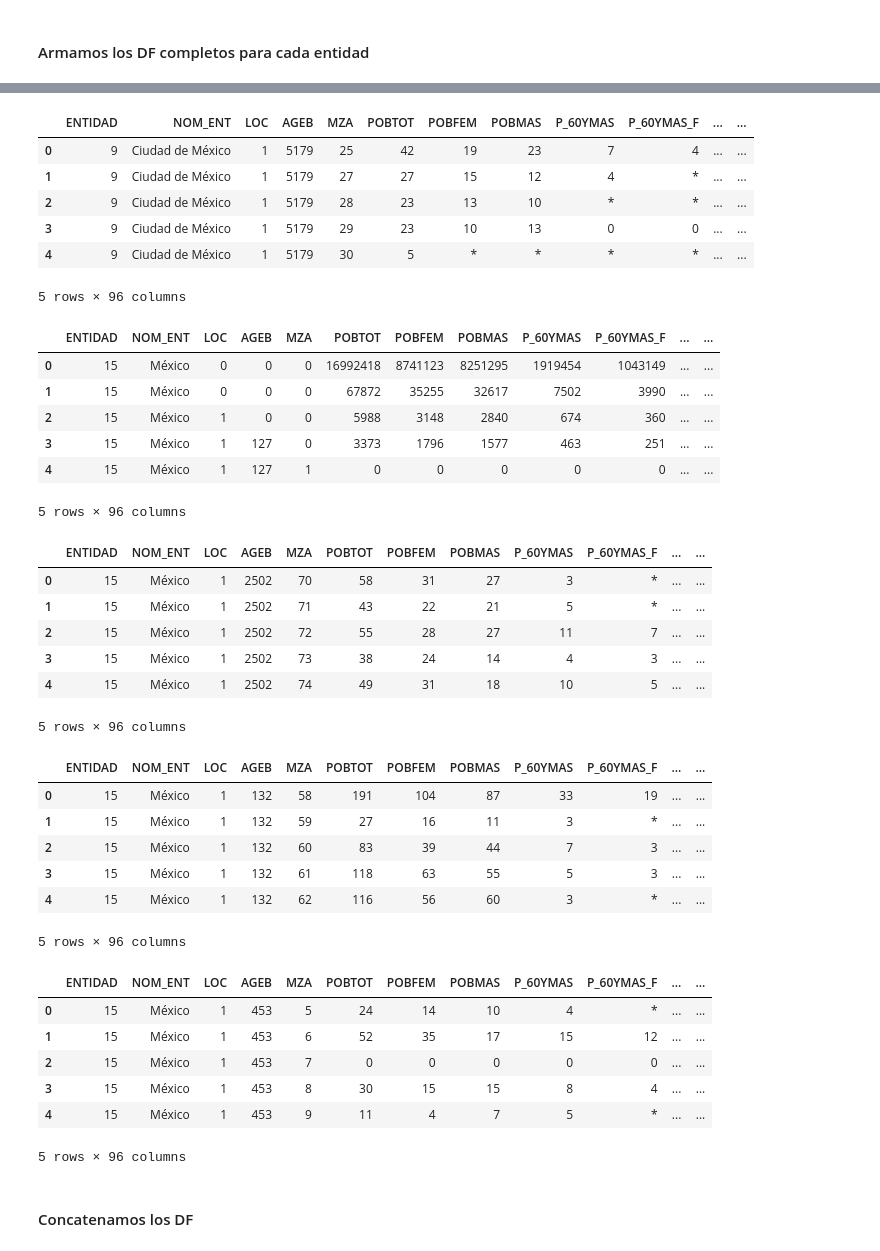
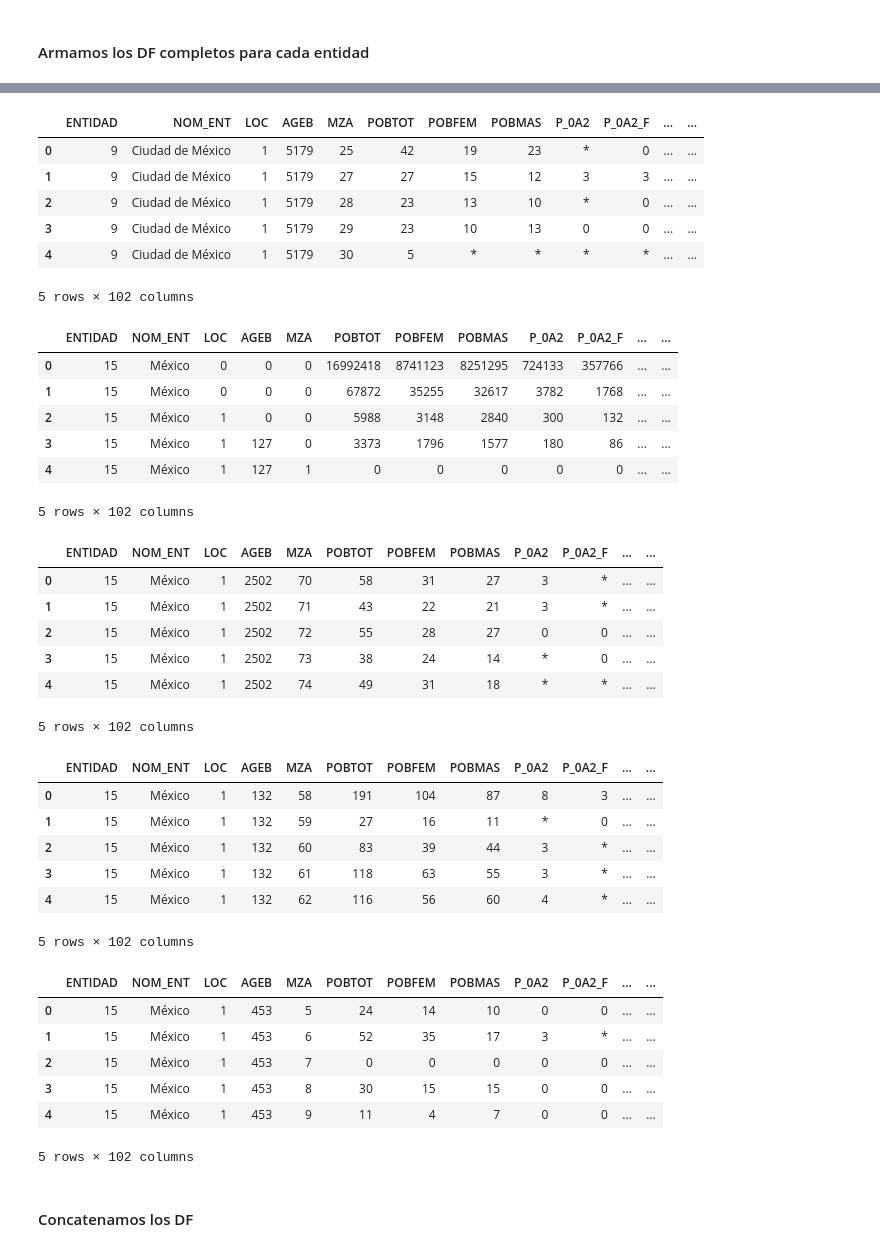
Before and after one commit to LH-1169213/IslasDeCalor, a Jupyter notebook: EDA_SCITEL_INEGI_Avance_2.ipynb, the cells around one changed output, grey strips where cells are left out. Cells and saved outputs as stored; diff of their text form; code cells hidden in the pictures.

```diff
--- a/EDA_SCITEL_INEGI_Avance_2.ipynb
+++ b/EDA_SCITEL_INEGI_Avance_2.ipynb
@@ -879,16 +879,16 @@ df_cdmx2 = pd.read_csv("https://raw.githubusercontent.com/LH-1169213/IslasDeCalo
           'VPH_AGUAFV', 'VPH_TINACO', 'VPH_CISTER', 'VPH_EXCSA', 'VPH_LETR', 'VPH_DRENAJ', 'VPH_NODREN',
           'VPH_C_SERV', 'VPH_NDEAED', 'VPH_DSADMA', 'VPH_NDACMM', 'VPH_SNBIEN', 'VPH_REFRI', 'VPH_AUTOM',
            'VPH_MOTO', 'VPH_BICI', 'VPH_RADIO', 'VPH_TV', 'VPH_PC', 'VPH_TELEF', 'VPH_CEL', 'VPH_INTER',
-          'VPH_SINRTV', 'VPH_SINLTC', 'VPH_SINCINT', 'VPH_SINTIC'])
+          'VPH_SINRTV', 'VPH_SINLTC', 'VPH_SINCINT', 'VPH_SINTIC', 'P_0A2', 'P_0A2_F', 'P_0A2_M', 'P_3A5', 'P_3A5_F', 'P_3A5_M'])
 df_cdmx2.head()
 # %% [output]
-|  | ENTIDAD | NOM_ENT | LOC | AGEB | MZA | POBTOT | POBFEM | POBMAS | P_60YMAS | P_60YMAS_F | ... | ... |
-| 0 | 9 | Ciudad de México | 1 | 5179 | 25 | 42 | 19 | 23 | 7 | 4 | ... | ... |
-| 1 | 9 | Ciudad de México | 1 | 5179 | 27 | 27 | 15 | 12 | 4 | * | ... | ... |
-| 2 | 9 | Ciudad de México | 1 | 5179 | 28 | 23 | 13 | 10 | * | * | ... | ... |
+|  | ENTIDAD | NOM_ENT | LOC | AGEB | MZA | POBTOT | POBFEM | POBMAS | P_0A2 | P_0A2_F | ... | ... |
+| 0 | 9 | Ciudad de México | 1 | 5179 | 25 | 42 | 19 | 23 | * | 0 | ... | ... |
+| 1 | 9 | Ciudad de México | 1 | 5179 | 27 | 27 | 15 | 12 | 3 | 3 | ... | ... |
+| 2 | 9 | Ciudad de México | 1 | 5179 | 28 | 23 | 13 | 10 | * | 0 | ... | ... |
 | 3 | 9 | Ciudad de México | 1 | 5179 | 29 | 23 | 10 | 13 | 0 | 0 | ... | ... |
 | 4 | 9 | Ciudad de México | 1 | 5179 | 30 | 5 | * | * | * | * | ... | ... |
-5 rows × 96 columns
+5 rows × 102 columns
 # %%
 # Leemos los datos por Estado
 # EdoMex 1
@@ -905,16 +905,16 @@ df_edomex1 = pd.read_csv("https://raw.githubusercontent.com/LH-1169213/IslasDeCa
           'VPH_AGUAFV', 'VPH_TINACO', 'VPH_CISTER', 'VPH_EXCSA', 'VPH_LETR', 'VPH_DRENAJ', 'VPH_NODREN',
           'VPH_C_SERV', 'VPH_NDEAED', 'VPH_DSADMA', 'VPH_NDACMM', 'VPH_SNBIEN', 'VPH_REFRI', 'VPH_AUTOM',
            'VPH_MOTO', 'VPH_BICI', 'VPH_RADIO', 'VPH_TV', 'VPH_PC', 'VPH_TELEF', 'VPH_CEL', 'VPH_INTER',
-          'VPH_SINRTV', 'VPH_SINLTC', 'VPH_SINCINT', 'VPH_SINTIC'])
+          'VPH_SINRTV', 'VPH_SINLTC', 'VPH_SINCINT', 'VPH_SINTIC', 'P_0A2', 'P_0A2_F', 'P_0A2_M', 'P_3A5', 'P_3A5_F', 'P_3A5_M'])
 df_edomex1.head()
 # %% [output]
-|  | ENTIDAD | NOM_ENT | LOC | AGEB | MZA | POBTOT | POBFEM | POBMAS | P_60YMAS | P_60YMAS_F | ... | ... |
-| 0 | 15 | México | 0 | 0 | 0 | 16992418 | 8741123 | 8251295 | 1919454 | 1043149 | ... | ... |
-| 1 | 15 | México | 0 | 0 | 0 | 67872 | 35255 | 32617 | 7502 | 3990 | ... | ... |
-| 2 | 15 | México | 1 | 0 | 0 | 5988 | 3148 | 2840 | 674 | 360 | ... | ... |
-| 3 | 15 | México | 1 | 127 | 0 | 3373 | 1796 | 1577 | 463 | 251 | ... | ... |
+|  | ENTIDAD | NOM_ENT | LOC | AGEB | MZA | POBTOT | POBFEM | POBMAS | P_0A2 | P_0A2_F | ... | ... |
+| 0 | 15 | México | 0 | 0 | 0 | 16992418 | 8741123 | 8251295 | 724133 | 357766 | ... | ... |
+| 1 | 15 | México | 0 | 0 | 0 | 67872 | 35255 | 32617 | 3782 | 1768 | ... | ... |
+| 2 | 15 | México | 1 | 0 | 0 | 5988 | 3148 | 2840 | 300 | 132 | ... | ... |
+| 3 | 15 | México | 1 | 127 | 0 | 3373 | 1796 | 1577 | 180 | 86 | ... | ... |
 | 4 | 15 | México | 1 | 127 | 1 | 0 | 0 | 0 | 0 | 0 | ... | ... |
-5 rows × 96 columns
+5 rows × 102 columns
 # %%
 # Leemos los datos por Estado
 # EdoMex 2
@@ -931,42 +931,42 @@ df_edomex2 = pd.read_csv("https://raw.githubusercontent.com/LH-1169213/IslasDeCa
           'VPH_AGUAFV', 'VPH_TINACO', 'VPH_CISTER', 'VPH_EXCSA', 'VPH_LETR', 'VPH_DRENAJ', 'VPH_NODREN',
           'VPH_C_SERV', 'VPH_NDEAED', 'VPH_DSADMA', 'VPH_NDACMM', 'VPH_SNBIEN', 'VPH_REFRI', 'VPH_AUTOM',
            'VPH_MOTO', 'VPH_BICI', 'VPH_RADIO', 'VPH_TV', 'VPH_PC', 'VPH_TELEF', 'VPH_CEL', 'VPH_INTER',
-          'VPH_SINRTV', 'VPH_SINLTC', 'VPH_SINCINT', 'VPH_SINTIC'])
+          'VPH_SINRTV', 'VPH_SINLTC', 'VPH_SINCINT', 'VPH_SINTIC', 'P_0A2', 'P_0A2_F', 'P_0A2_M', 'P_3A5', 'P_3A5_F', 'P_3A5_M'])
 df_edomex2.head()
 # %% [output]
-|  | ENTIDAD | NOM_ENT | LOC | AGEB | MZA | POBTOT | POBFEM | POBMAS | P_60YMAS | P_60YMAS_F | ... | ... |
+|  | ENTIDAD | NOM_ENT | LOC | AGEB | MZA | POBTOT | POBFEM | POBMAS | P_0A2 | P_0A2_F | ... | ... |
 | 0 | 15 | México | 1 | 2502 | 70 | 58 | 31 | 27 | 3 | * | ... | ... |
-| 1 | 15 | México | 1 | 2502 | 71 | 43 | 22 | 21 | 5 | * | ... | ... |
-| 2 | 15 | México | 1 | 2502 | 72 | 55 | 28 | 27 | 11 | 7 | ... | ... |
-| 3 | 15 | México | 1 | 2502 | 73 | 38 | 24 | 14 | 4 | 3 | ... | ... |
-| 4 | 15 | México | 1 | 2502 | 74 | 49 | 31 | 18 | 10 | 5 | ... | ... |
+| 1 | 15 | México | 1 | 2502 | 71 | 43 | 22 | 21 | 3 | * | ... | ... |
+| 2 | 15 | México | 1 | 2502 | 72 | 55 | 28 | 27 | 0 | 0 | ... | ... |
+| 3 | 15 | México | 1 | 2502 | 73 | 38 | 24 | 14 | * | 0 | ... | ... |
+| 4 | 15 | México | 1 | 2502 | 74 | 49 | 31 | 18 | * | * | ... | ... |
-5 rows × 96 columns
+5 rows × 102 columns
 # %%
 # Leemos los datos por Estado
 # EdoMex 3
 df_edomex3 = pd.read_csv("https://raw.githubusercontent.com/LH-1169213/IslasDeCalor/refs/heads/main/MX3.csv",
                 usecols=['NOM_ENT','ENTIDAD',  'LOC', 'AGEB', 'MZA', 'POBTOT', 'POBFEM', 'POBMAS',
            'P_60YMAS', 'P_60YMAS_F', 'P_60YMAS_M', 'POB65_MAS', 'P3HLINHE', 'P3HLINHE_F', 'P3HLINHE_M', 'PHOG_IND',
            'PCON_DISC', 'PCDISC_MOT', 'PCDISC_VIS', 'PCDISC_LENG', 'PCDISC_AUD', 'PCDISC_MOT2', 'PCDISC_MEN',
            'PCON_LIMI', 'PCLIM_CSB', 'PCLIM_VIS', 'PCLIM_HACO', 'PCLIM_OAUD', 'PCLIM_MOT2', 'PCLIM_RE_CO',
           'PCLIM_PMEN', 'PSIND_LIM', 'P15YM_AN', 'P15YM_AN_F', 'P15YM_AN_M', 'P15YM_SE', 'P15YM_SE_F', 'P15YM_SE_M',
             'GRAPROES', 'GRAPROES_F', 'GRAPROES_M', 'PEA', 'PEA_F', 'PEA_M', 'PSINDER', 'PDER_SS', 'PDER_IMSS',
            'PDER_ISTE', 'PDER_ISTEE', 'PAFIL_PDOM', 'PDER_SEGP', 'PDER_IMSSB', 'PAFIL_IPRIV', 'PAFIL_OTRAI',
            'TOTHOG', 'POBHOG', 'VIVTOT', 'TVIVHAB', 'TVIVPAR', 'VIVPAR_HAB', 'TVIVPARHAB', 'VIVPAR_DES', 'OCUPVIVPAR',
            'PROM_OCUP', 'VPH_PISODT', 'VPH_PISOTI', 'VPH_C_ELEC', 'VPH_S_ELEC', 'VPH_AGUADV', 'VPH_AEASP',
           'VPH_AGUAFV', 'VPH_TINACO', 'VPH_CISTER', 'VPH_EXCSA', 'VPH_LETR', 'VPH_DRENAJ', 'VPH_NODREN',
           'VPH_C_SERV', 'VPH_NDEAED', 'VPH_DSADMA', 'VPH_NDACMM', 'VPH_SNBIEN', 'VPH_REFRI', 'VPH_AUTOM',
            'VPH_MOTO', 'VPH_BICI', 'VPH_RADIO', 'VPH_TV', 'VPH_PC', 'VPH_TELEF', 'VPH_CEL', 'VPH_INTER',
-          'VPH_SINRTV', 'VPH_SINLTC', 'VPH_SINCINT', 'VPH_SINTIC'])
+          'VPH_SINRTV', 'VPH_SINLTC', 'VPH_SINCINT', 'VPH_SINTIC', 'P_0A2', 'P_0A2_F', 'P_0A2_M', 'P_3A5', 'P_3A5_F', 'P_3A5_M'])
 df_edomex3.head()
 # %% [output]
-|  | ENTIDAD | NOM_ENT | LOC | AGEB | MZA | POBTOT | POBFEM | POBMAS | P_60YMAS | P_60YMAS_F | ... | ... |
-| 0 | 15 | México | 1 | 132 | 58 | 191 | 104 | 87 | 33 | 19 | ... | ... |
-| 1 | 15 | México | 1 | 132 | 59 | 27 | 16 | 11 | 3 | * | ... | ... |
-| 2 | 15 | México | 1 | 132 | 60 | 83 | 39 | 44 | 7 | 3 | ... | ... |
-| 3 | 15 | México | 1 | 132 | 61 | 118 | 63 | 55 | 5 | 3 | ... | ... |
-| 4 | 15 | México | 1 | 132 | 62 | 116 | 56 | 60 | 3 | * | ... | ... |
+|  | ENTIDAD | NOM_ENT | LOC | AGEB | MZA | POBTOT | POBFEM | POBMAS | P_0A2 | P_0A2_F | ... | ... |
+| 0 | 15 | México | 1 | 132 | 58 | 191 | 104 | 87 | 8 | 3 | ... | ... |
+| 1 | 15 | México | 1 | 132 | 59 | 27 | 16 | 11 | * | 0 | ... | ... |
+| 2 | 15 | México | 1 | 132 | 60 | 83 | 39 | 44 | 3 | * | ... | ... |
+| 3 | 15 | México | 1 | 132 | 61 | 118 | 63 | 55 | 3 | * | ... | ... |
+| 4 | 15 | México | 1 | 132 | 62 | 116 | 56 | 60 | 4 | * | ... | ... |
-5 rows × 96 columns
+5 rows × 102 columns
 # %%
 # Leemos los datos por Estado
 # EdoMex 4
@@ -983,16 +983,16 @@ df_edomex4 = pd.read_csv("https://raw.githubusercontent.com/LH-1169213/IslasDeCa
           'VPH_AGUAFV', 'VPH_TINACO', 'VPH_CISTER', 'VPH_EXCSA', 'VPH_LETR', 'VPH_DRENAJ', 'VPH_NODREN',
           'VPH_C_SERV', 'VPH_NDEAED', 'VPH_DSADMA', 'VPH_NDACMM', 'VPH_SNBIEN', 'VPH_REFRI', 'VPH_AUTOM',
            'VPH_MOTO', 'VPH_BICI', 'VPH_RADIO', 'VPH_TV', 'VPH_PC', 'VPH_TELEF', 'VPH_CEL', 'VPH_INTER',
-          'VPH_SINRTV', 'VPH_SINLTC', 'VPH_SINCINT', 'VPH_SINTIC'])
+          'VPH_SINRTV', 'VPH_SINLTC', 'VPH_SINCINT', 'VPH_SINTIC', 'P_0A2', 'P_0A2_F', 'P_0A2_M', 'P_3A5', 'P_3A5_F', 'P_3A5_M'])
 df_edomex4.head()
 # %% [output]
-|  | ENTIDAD | NOM_ENT | LOC | AGEB | MZA | POBTOT | POBFEM | POBMAS | P_60YMAS | P_60YMAS_F | ... | ... |
-| 0 | 15 | México | 1 | 453 | 5 | 24 | 14 | 10 | 4 | * | ... | ... |
-| 1 | 15 | México | 1 | 453 | 6 | 52 | 35 | 17 | 15 | 12 | ... | ... |
+|  | ENTIDAD | NOM_ENT | LOC | AGEB | MZA | POBTOT | POBFEM | POBMAS | P_0A2 | P_0A2_F | ... | ... |
+| 0 | 15 | México | 1 | 453 | 5 | 24 | 14 | 10 | 0 | 0 | ... | ... |
+| 1 | 15 | México | 1 | 453 | 6 | 52 | 35 | 17 | 3 | * | ... | ... |
 | 2 | 15 | México | 1 | 453 | 7 | 0 | 0 | 0 | 0 | 0 | ... | ... |
-| 3 | 15 | México | 1 | 453 | 8 | 30 | 15 | 15 | 8 | 4 | ... | ... |
-| 4 | 15 | México | 1 | 453 | 9 | 11 | 4 | 7 | 5 | * | ... | ... |
+| 3 | 15 | México | 1 | 453 | 8 | 30 | 15 | 15 | 0 | 0 | ... | ... |
+| 4 | 15 | México | 1 | 453 | 9 | 11 | 4 | 7 | 0 | 0 | ... | ... |
-5 rows × 96 columns
+5 rows × 102 columns
 # %% [markdown]
 #### Concatenamos los DF
 # %%
```
Also changed, not shown: parts of 8 cells of this notebook.
